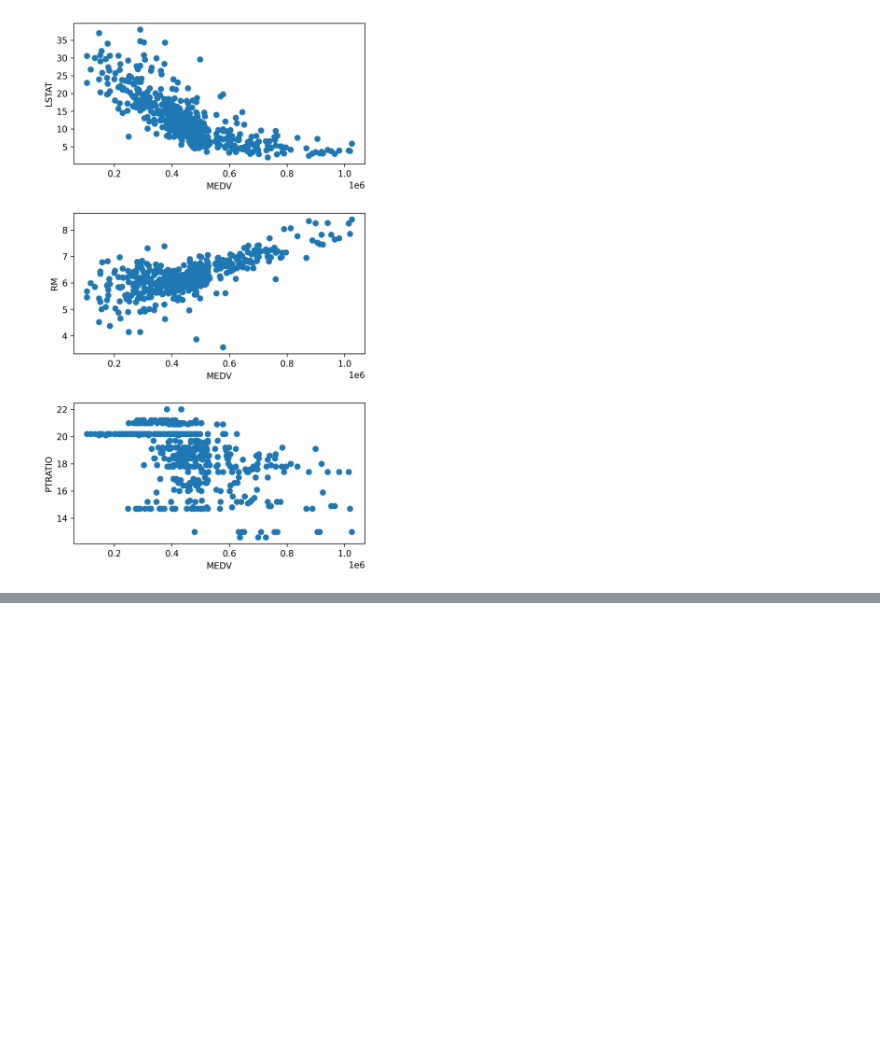
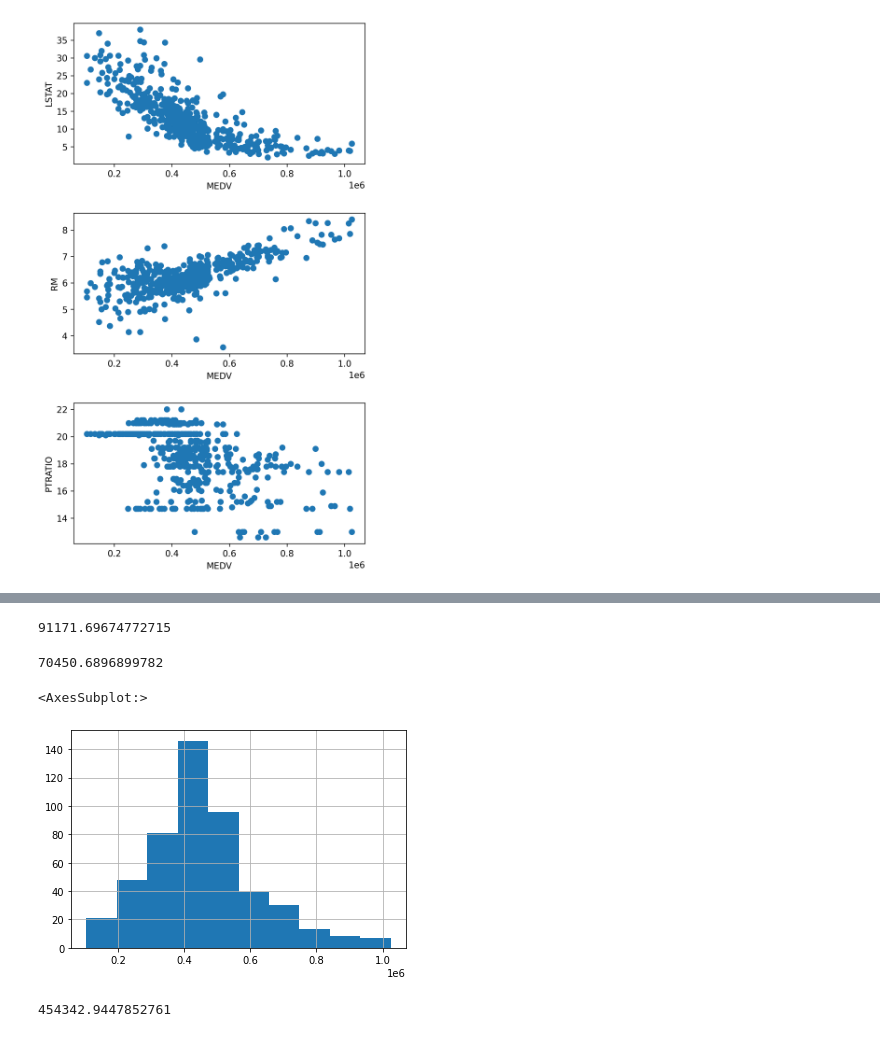
Before and after one commit to jaime0907/ml-fingerprint, a Jupyter notebook: boston_housing.ipynb, the cells around one changed output, grey strips where cells are left out. Saved outputs shown, nothing was run; the diff lists cells and outputs as text; code cells hidden in the pictures; blank space fills up the shorter version.

```diff
--- a/boston_housing.ipynb
+++ b/boston_housing.ipynb
@@ -220,0 +323,4 @@ r.insert_model(model, "boston_regression", True, "regression", {"R2":score}, "3"
+# %%
+np.sqrt(mean_squared_error(y_test, y_pred))
+# %% [output]
+91171.69674772715
@@ -220,0 +329,13 @@ r.insert_model(model, "boston_regression", True, "regression", {"R2":score}, "3"
+# %%
+mean_absolute_error(y_test, y_pred)
+# %% [output]
+70450.6896899782
+# %%
+df.MEDV.hist()
+# %% [output]
+<AxesSubplot:>
+[figure, added]
+# %%
+df.MEDV.mean()
+# %% [output]
+454342.9447852761
```
Also changed, not shown: parts of 9 cells of this notebook, 8 other files.
